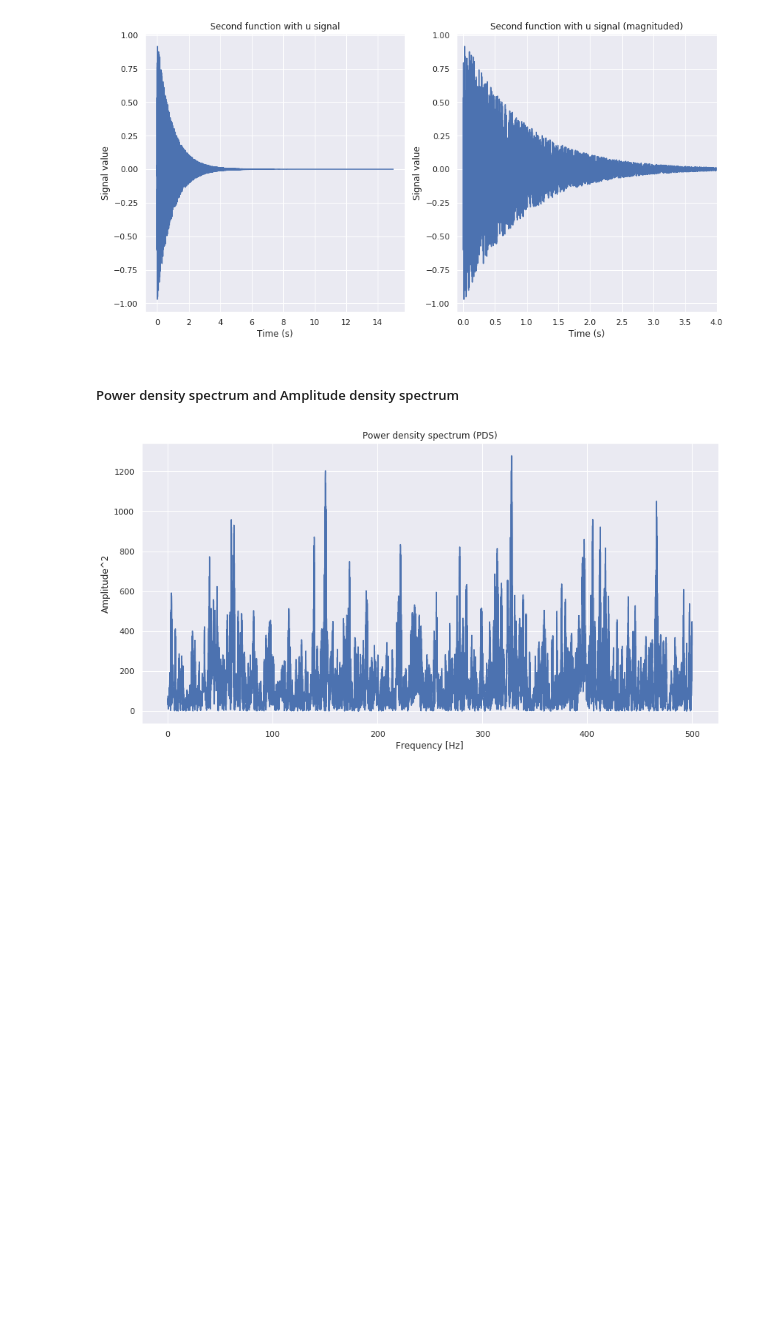
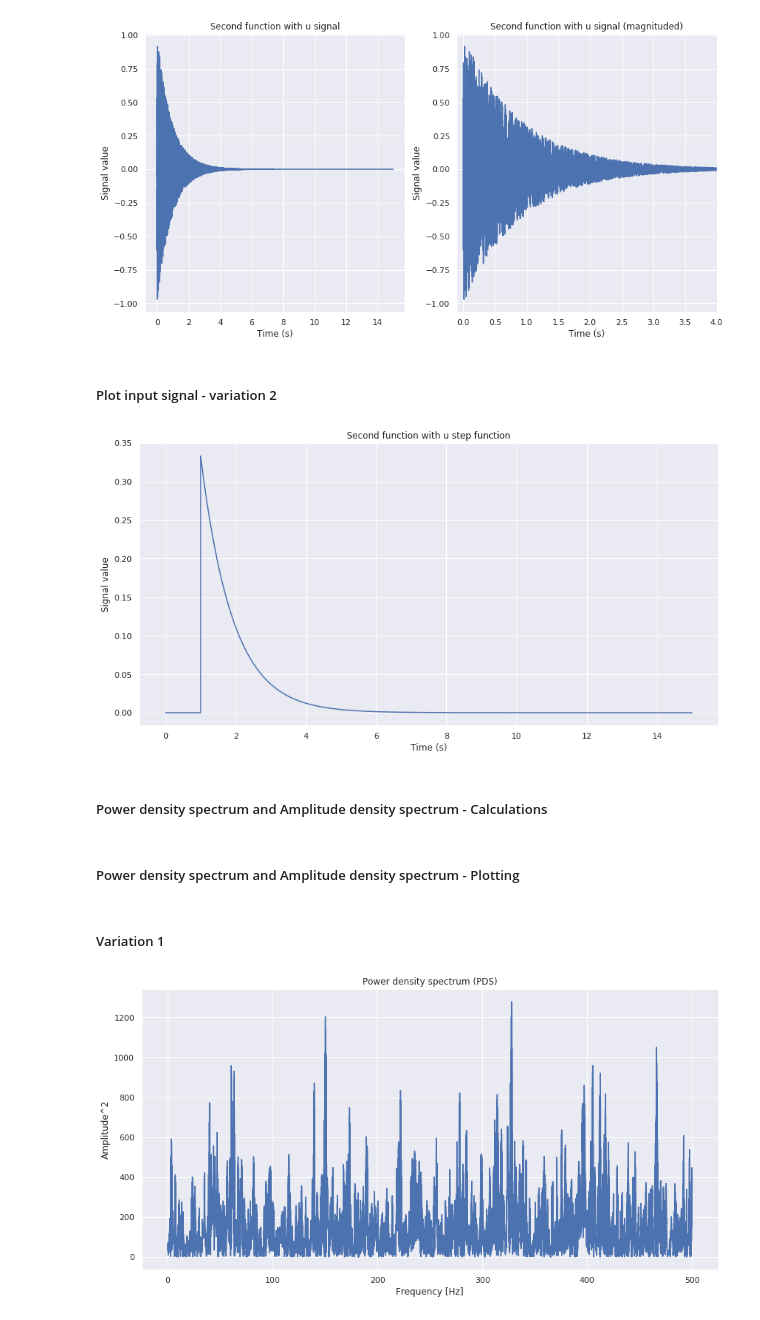
Before and after one commit to masterdesky/ELTE-signal-processing-2018, a Jupyter notebook: 2. feladatsor/Assignment 2 - Part 2.ipynb, the cells around one changed output. Cells and saved outputs as stored; diff of their text form; code cells hidden in the pictures; blank space fills up the shorter version.

```diff
--- a/2. feladatsor/Assignment 2 - Part 2.ipynb
+++ b/2. feladatsor/Assignment 2 - Part 2.ipynb
@@ -54,3 +62,13 @@ def u_discrete_signal(t):
+# %%
+def u_step_function(t, a):
+
+    if(t >= a):
+        signal = 1
+
+    else:
+        signal = 0
+
+    return(signal)
 # %% [markdown]
 #### Function 1
 # %%
@@ -69,11 +87,28 @@ def f_1_spectrum(u,t):
         i += 1
 
     return(signal, time)
+# %%
+def f_1_spectrum_step(t):
+
+    # Sampling rate: 1000 Hz/second
+    SampRate = t * 1000
+    time = np.linspace(0, t, SampRate, endpoint=True)
+
+    # np.array for containting values of current function
+    signal = np.empty(SampRate)
+
+    i = 0
+    while(i < SampRate):
+        signal[i] = (1/3) ** ((t/SampRate) * i) * u_step_function(((t/SampRate) * i), 1)
+        i += 1
+
+    return(signal, time)
 # %%
 t_1_spectrum = 15
 u_1_spectrum = u_discrete_signal(t_1_spectrum)
 
 signal_spectrum_1, time_spectrum_1 = f_1_spectrum(u_1_spectrum, t_1_spectrum)
+signal_spectrum_step_1, time_spectrum_step_1 = f_1_spectrum_step(t_1_spectrum)
 # %% [markdown]
 #### Plot random $u$ signal
 # %%
@@ -103,6 +138,19 @@ axes_f_1_spectrum[1].set_xlim(-0.1,4)
 plt.show()
 # %% [output]
 [figure]
+# %% [markdown]
+##### Plot input signal - variation 2
+# %%
+fig_f_1_step_spectrum, axes_f_1_step_spectrum = plt.subplots(figsize=(14,7))
+
+axes_f_1_step_spectrum.plot(time_spectrum_step_1, signal_spectrum_step_1)
+axes_f_1_step_spectrum.set_title("Second function with u step function")
+axes_f_1_step_spectrum.set_xlabel("Time (s)")
+axes_f_1_step_spectrum.set_ylabel("Signal value")
+
+plt.show()
+# %% [output]
+[figure, added]
 # %% [markdown]
-##### Power density spectrum and Amplitude density spectrum
+##### Power density spectrum and Amplitude density spectrum - Calculations
 # %%
@@ -113,3 +170,7 @@ idx_1 = np.argsort(freqs_1)
+# %% [markdown]
+##### Power density spectrum and Amplitude density spectrum - Plotting
+# %% [markdown]
+##### Variation 1
 # %%
 # Fig 1
 fig_f_1_PowS, axes_f_1_PowS = plt.subplots(nrows=1, ncols=1, figsize=(14,7))
```
Also changed, not shown: parts of 40 cells of this notebook.
